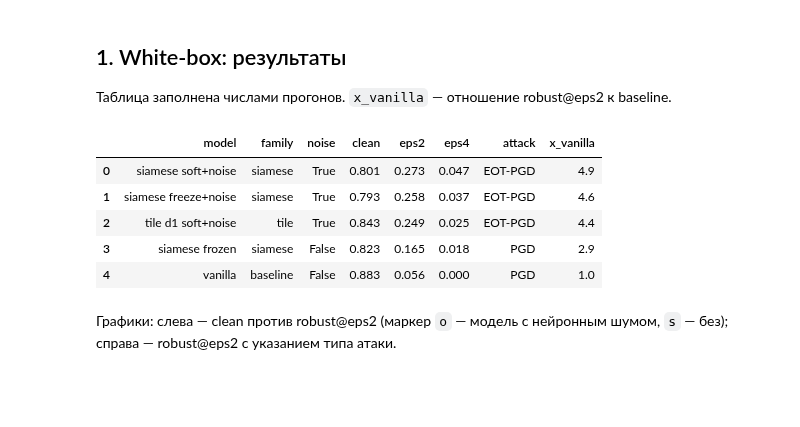
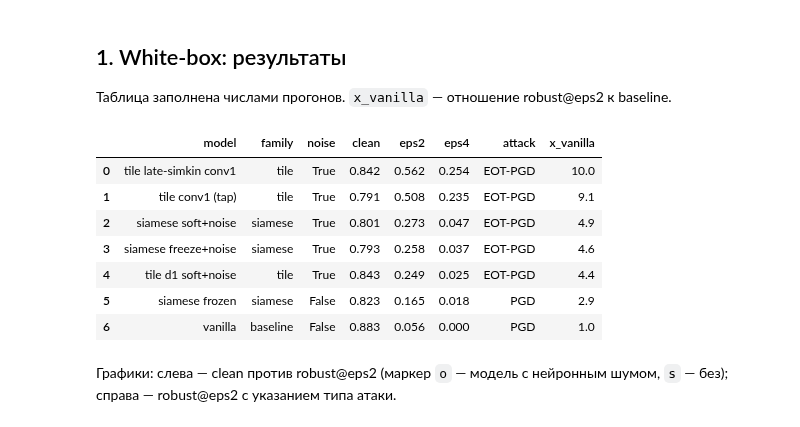
Before and after one commit to tarakanov517/CV_JND_based_approach, a Jupyter notebook: notebooks/compare_experiments.ipynb, the cells around one changed output. Cells and saved outputs as stored; diff of their text form; code cells hidden in the pictures; blank space fills up the shorter version.

```diff
--- a/notebooks/compare_experiments.ipynb
+++ b/notebooks/compare_experiments.ipynb
@@ -22,6 +22,9 @@ import torch
 import pandas as pd
 import matplotlib.pyplot as plt
 
+pd.set_option('display.width', 300)
+pd.set_option('display.expand_frame_repr', False)
+
 device = torch.device('cuda' if torch.cuda.is_available() else 'cpu')
 EPS = [2/255, 4/255]
 print(device)
@@ -35,21 +38,25 @@ cuda
 # %%
 final = [
     dict(model='vanilla',              family='baseline', noise=False, clean=0.883, eps2=0.056, eps4=0.000, attack='PGD'),
     dict(model='siamese frozen',       family='siamese',  noise=False, clean=0.823, eps2=0.165, eps4=0.018, attack='PGD'),
     dict(model='tile d1 soft+noise',   family='tile',     noise=True,  clean=0.843, eps2=0.249, eps4=0.025, attack='EOT-PGD'),
     dict(model='siamese freeze+noise', family='siamese',  noise=True,  clean=0.793, eps2=0.258, eps4=0.037, attack='EOT-PGD'),
     dict(model='siamese soft+noise',   family='siamese',  noise=True,  clean=0.801, eps2=0.273, eps4=0.047, attack='EOT-PGD'),
+    dict(model='tile conv1 (tap)',       family='tile',     noise=True,  clean=0.791, eps2=0.508, eps4=0.235, attack='EOT-PGD'),
+    dict(model='tile late-simkin conv1', family='tile',     noise=True,  clean=0.842, eps2=0.562, eps4=0.254, attack='EOT-PGD'),
 ]
 fdf = pd.DataFrame(final)
 fdf['x_vanilla'] = (fdf.eps2 / fdf.loc[fdf.model == 'vanilla', 'eps2'].values[0]).round(1)
 fdf.sort_values('eps2', ascending=False).reset_index(drop=True)
 # %% [output]
 |  | model | family | noise | clean | eps2 | eps4 | attack | x_vanilla |
-| 0 | siamese soft+noise | siamese | True | 0.801 | 0.273 | 0.047 | EOT-PGD | 4.9 |
-| 1 | siamese freeze+noise | siamese | True | 0.793 | 0.258 | 0.037 | EOT-PGD | 4.6 |
-| 2 | tile d1 soft+noise | tile | True | 0.843 | 0.249 | 0.025 | EOT-PGD | 4.4 |
-| 3 | siamese frozen | siamese | False | 0.823 | 0.165 | 0.018 | PGD | 2.9 |
-| 4 | vanilla | baseline | False | 0.883 | 0.056 | 0.000 | PGD | 1.0 |
+| 0 | tile late-simkin conv1 | tile | True | 0.842 | 0.562 | 0.254 | EOT-PGD | 10.0 |
+| 1 | tile conv1 (tap) | tile | True | 0.791 | 0.508 | 0.235 | EOT-PGD | 9.1 |
+| 2 | siamese soft+noise | siamese | True | 0.801 | 0.273 | 0.047 | EOT-PGD | 4.9 |
+| 3 | siamese freeze+noise | siamese | True | 0.793 | 0.258 | 0.037 | EOT-PGD | 4.6 |
+| 4 | tile d1 soft+noise | tile | True | 0.843 | 0.249 | 0.025 | EOT-PGD | 4.4 |
+| 5 | siamese frozen | siamese | False | 0.823 | 0.165 | 0.018 | PGD | 2.9 |
+| 6 | vanilla | baseline | False | 0.883 | 0.056 | 0.000 | PGD | 1.0 |
 # %% [markdown]
 Графики: слева — clean против robust@eps2 (маркер `o` — модель с нейронным шумом,
 `s` — без); справа — robust@eps2 с указанием типа атаки.
```
Also changed, not shown: parts of 5 cells of this notebook.
